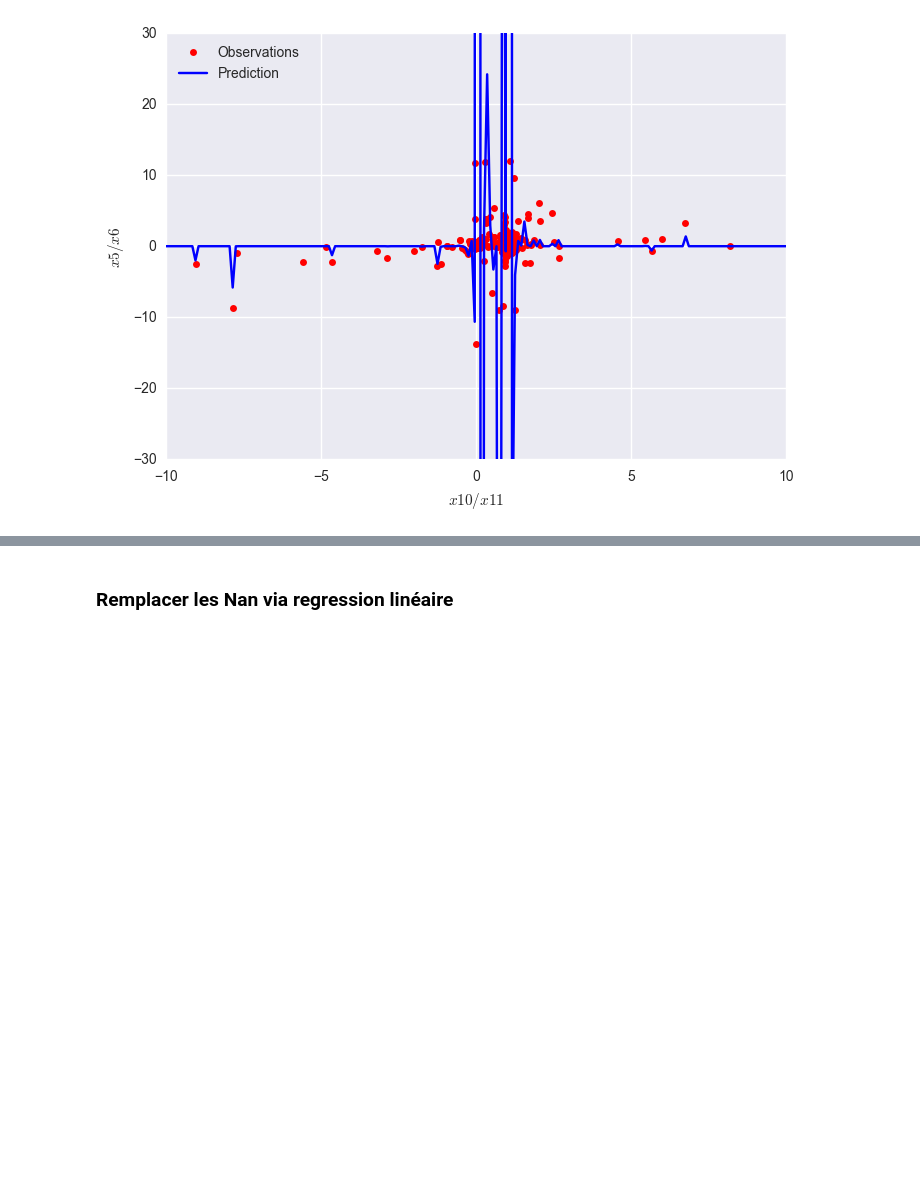
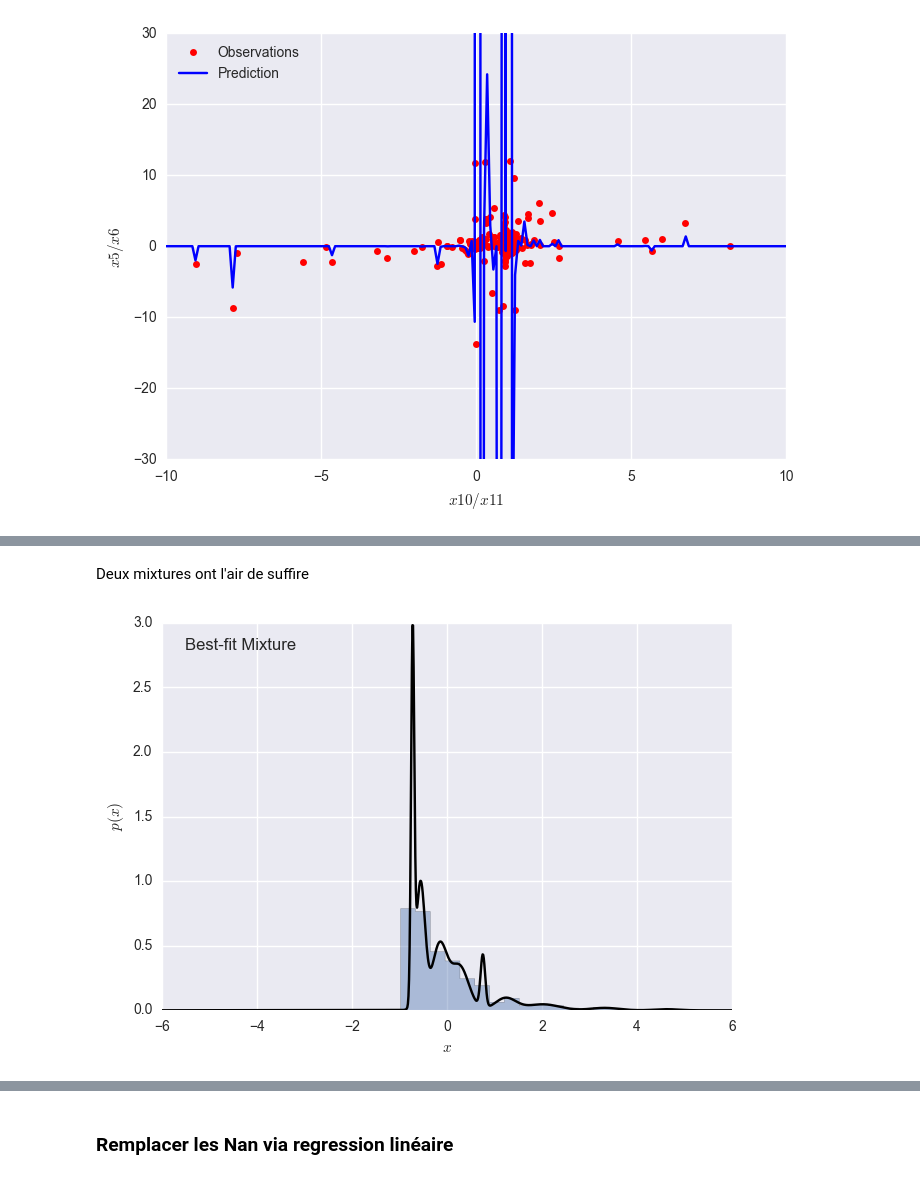
Before and after one commit to bigtdu53/failleIte, a Jupyter notebook: Code/bankrupcy_chanllenge.ipynb, the cells around one changed output, grey strips where cells are left out. Cells and saved outputs as stored; diff of their text form; code cells hidden in the pictures; blank space fills up the shorter version.

```diff
--- a/Code/bankrupcy_chanllenge.ipynb
+++ b/Code/bankrupcy_chanllenge.ipynb
@@ -466,0 +543,29 @@ plt.legend(loc='upper left')
+# %% [markdown]
+Deux mixtures ont l'air de suffire
+# %%
+#------------------------------------------------------------
+# Plot the results
+#  We'll use three panels:
+#   1) data + best-fit mixture
+#   2) AIC and BIC vs number of components
+#   3) probability that a point came from each component
+
+fig = plt.figure(figsize=(25, 5))
+
+# plot 1: data + best-fit mixture
+ax = fig.add_subplot(131)
+M_best = models[np.argmin(AIC)]
+#M_best = models[2]
+
+x = np.linspace(-6, 6, 1000)
+logprob = M_best.score_samples(x.reshape(len(x),1))
+pdf = np.exp(logprob)
+ax.hist(X, 30, normed=True, histtype='stepfilled', alpha=0.4)
+ax.plot(x, pdf, '-k')
+ax.text(0.04, 0.96, "Best-fit Mixture",
+        ha='left', va='top', transform=ax.transAxes)
+ax.set_xlabel('$x$')
+ax.set_ylabel('$p(x)$')
+plt.show()
+# %% [output]
+[figure, added]
```
Also changed, not shown: parts of 20 cells of this notebook.
